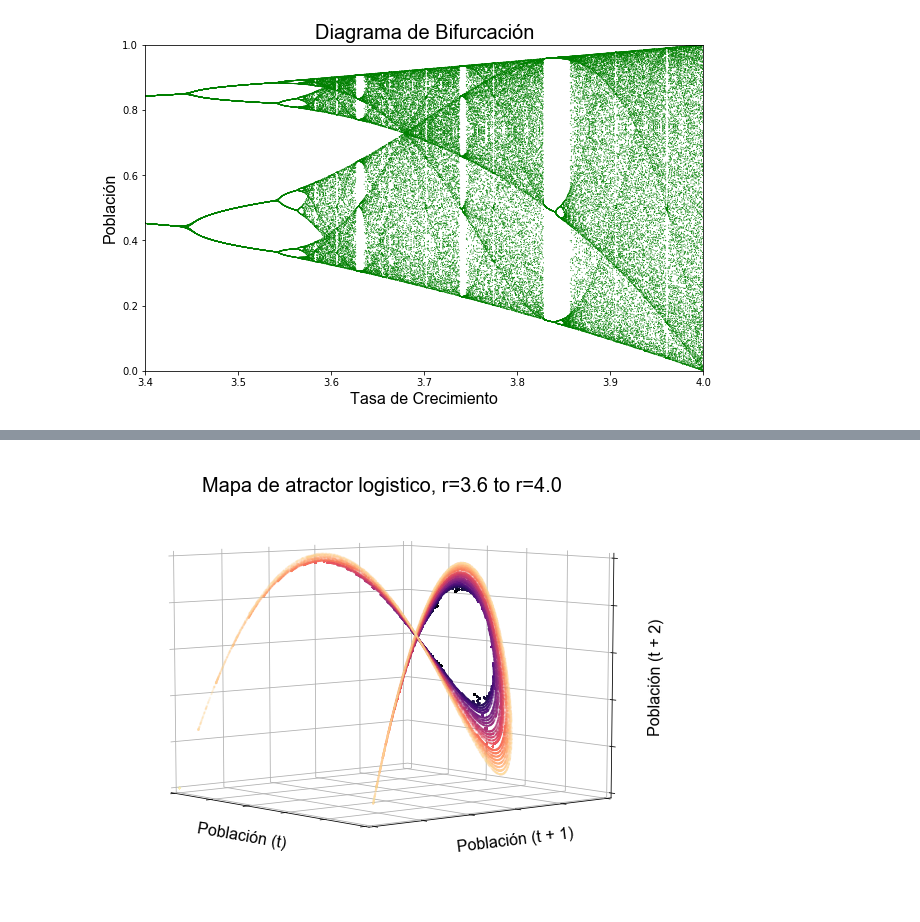
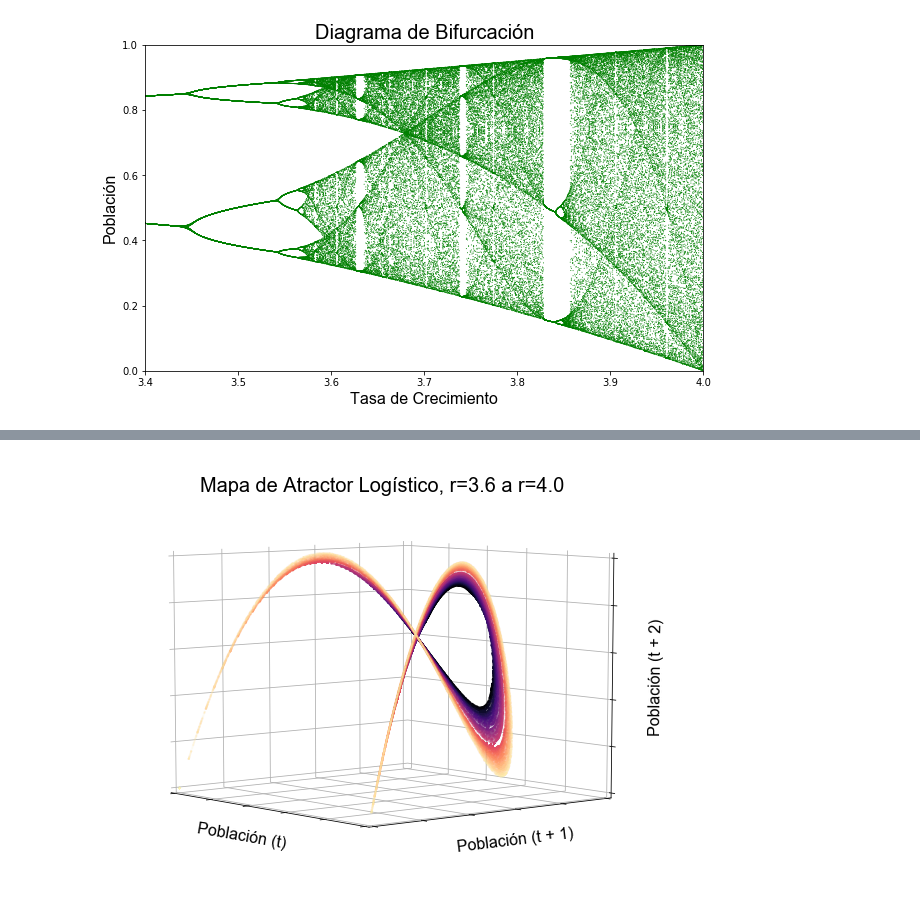
Before and after one commit to nayo666/computacional1, a Jupyter notebook: Actividad9/a9.ipynb, the cells around one changed output, grey strips where cells are left out. Drawn from its saved outputs; the diff is of its cells as text; code cells hidden in the pictures.

```diff
--- a/Actividad9/a9.ipynb
+++ b/Actividad9/a9.ipynb
@@ -23,6 +29,7 @@ phase_diagram_3d(pops, xmin=-1, xmax=1, ymin=-1, ymax=1, zmin=-1, zmax=1, alpha=
 # %%
 # phase diagram: each chaotic growth rate has its own strange attractor curling through state space
-phase_diagram_3d(pops, title='Mapa de atractor logistico, r=3.6 to r=4.0', alpha=0.1, color='magma', color_reverse=False,
+pops = simulate(num_gens=2000, rate_min=3.6, rate_max=4.0, num_rates=50)
+phase_diagram_3d(pops, title='Mapa de Atractor Logístico, r=3.6 a r=4.0', alpha=0.1, color='magma', color_reverse=False,
                  elev=7, azim=320, filename='3d-logistic-map-attractor-2', xlabel='Población (t)', ylabel='Población (t + 1)', zlabel='Población (t + 2)')
 # %% [output]
-[figure, old version]
+[figure, new version]
```
Also changed, not shown: parts of 4 cells of this notebook.
